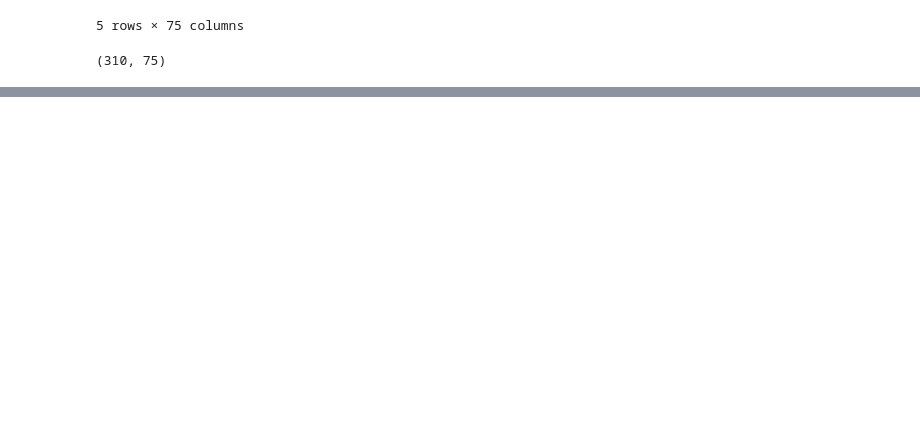
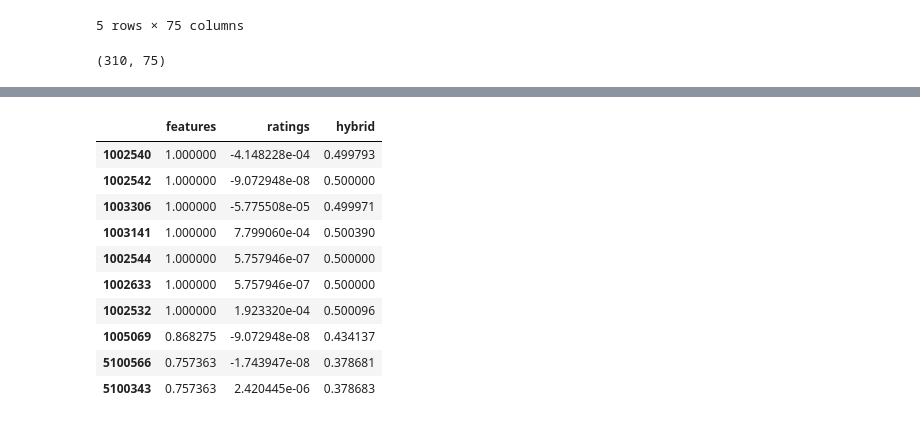
Before and after one commit to sailormoonvicky/eCommerce, a Jupyter notebook: Similar product recommender.ipynb, the cells around one changed output, grey strips where cells are left out. Cells and saved outputs as stored; diff of their text form; code cells hidden in the pictures; blank space fills up the shorter version.

```diff
--- a/Similar product recommender.ipynb
+++ b/Similar product recommender.ipynb
@@ -257,0 +261,30 @@ latent_df_2.shape
+# %%
+# Get the latent vectors for "Toy Story" from content and collaborative matrices
+v1 = np.array(latent_df_1.loc[1002532]).reshape(1, -1)
+v2 = np.array(latent_df_2.loc[1002532]).reshape(1, -1)
+
+# Compute the cosine similarity of this movie with the others in the list
+sim1 = cosine_similarity(latent_df_1, v1).reshape(-1)
+sim2 = cosine_similarity(latent_df_2, v2).reshape(-1)
+# %%
+#'hybrid_similarity = (content_similarity + collaborative_similarity) / 2`
+
+hybrid = ((sim1 + sim2)/2.0)
+# %%
+dictDf = {'features': sim1 , 'ratings': sim2, 'hybrid': hybrid}
+recommendation_df = pd.DataFrame(dictDf, index = latent_df_1.index)
+# %%
+recommendation_df.sort_values('features', ascending=False, inplace=True)
+recommendation_df.head(10)
+# %% [output]
+|  | features | ratings | hybrid |
+| 1002540 | 1.000000 | -4.148228e-04 | 0.499793 |
+| 1002542 | 1.000000 | -9.072948e-08 | 0.500000 |
+| 1003306 | 1.000000 | -5.775508e-05 | 0.499971 |
+| 1003141 | 1.000000 | 7.799060e-04 | 0.500390 |
+| 1002544 | 1.000000 | 5.757946e-07 | 0.500000 |
+| 1002633 | 1.000000 | 5.757946e-07 | 0.500000 |
+| 1002532 | 1.000000 | 1.923320e-04 | 0.500096 |
+| 1005069 | 0.868275 | -9.072948e-08 | 0.434137 |
+| 5100566 | 0.757363 | -1.743947e-08 | 0.378681 |
+| 5100343 | 0.757363 | 2.420445e-06 | 0.378683 |
```
Also changed, not shown: parts of 6 cells of this notebook.
